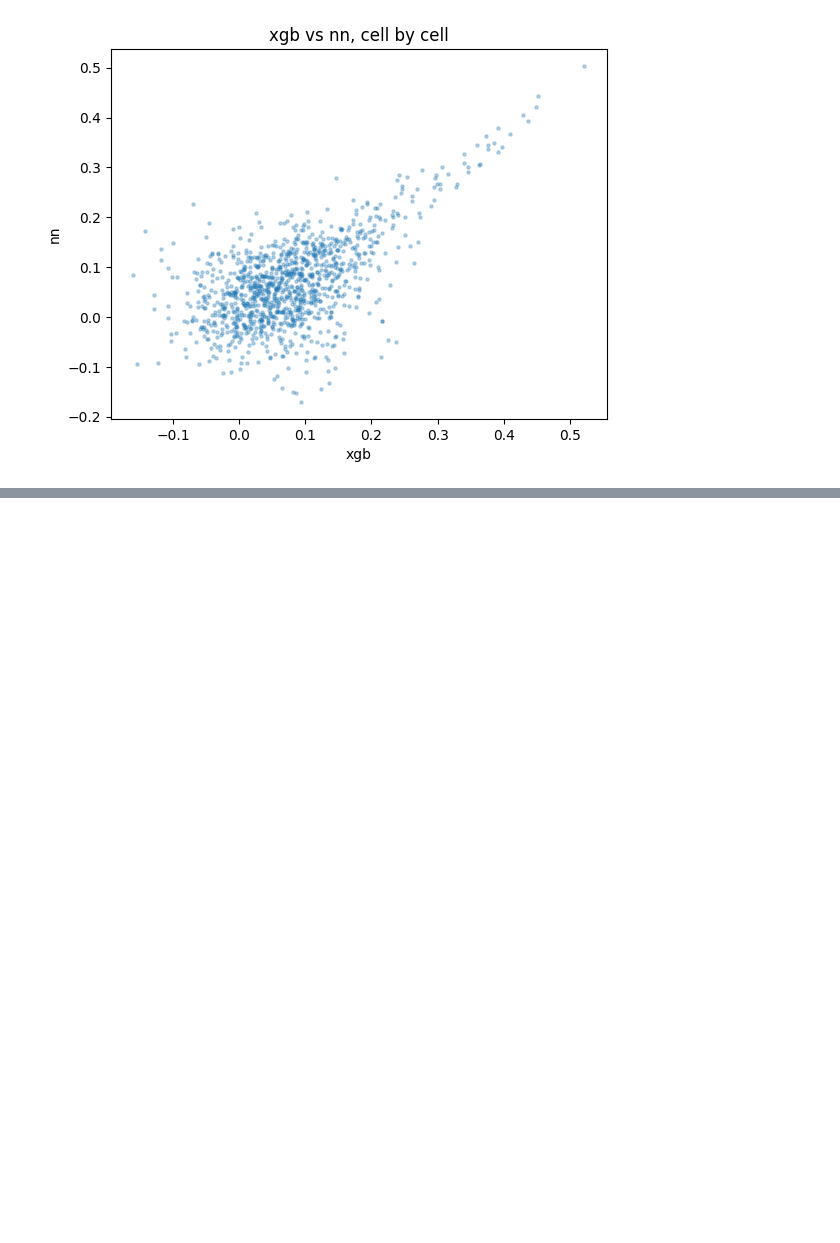
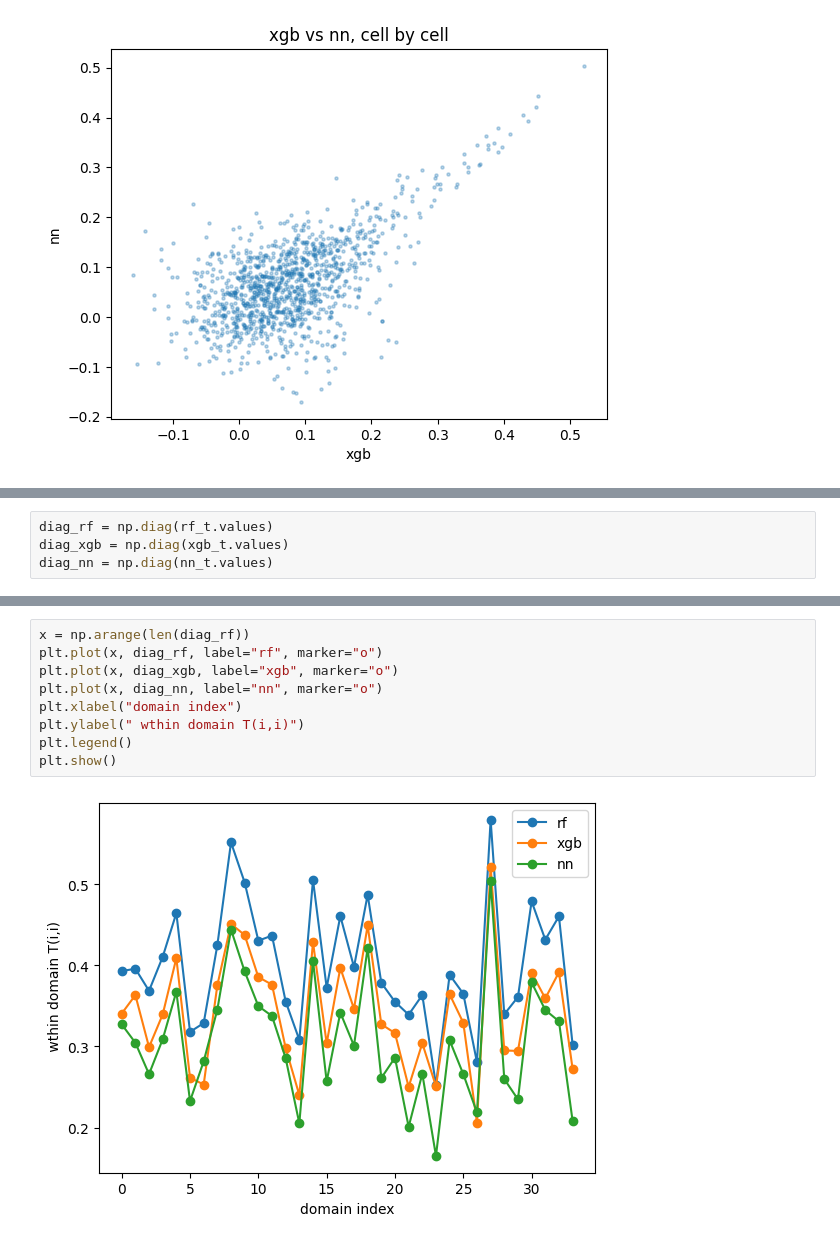
Before and after one commit to yashkher-123/transferability-through-representations, a Jupyter notebook: transfer-matrix/t_comparison.ipynb, the cells around one changed output, grey strips where cells are left out. Cells and saved outputs as stored; diff of their text form; blank space fills up the shorter version.

```diff
--- a/transfer-matrix/t_comparison.ipynb
+++ b/transfer-matrix/t_comparison.ipynb
@@ -199,0 +145,4 @@ plt.show()
+# %%
+diag_rf = np.diag(rf_t.values)
+diag_xgb = np.diag(xgb_t.values)
+diag_nn = np.diag(nn_t.values)
@@ -199,0 +161,11 @@ plt.show()
+# %%
+x = np.arange(len(diag_rf))
+plt.plot(x, diag_rf, label="rf", marker="o")
+plt.plot(x, diag_xgb, label="xgb", marker="o")
+plt.plot(x, diag_nn, label="nn", marker="o")
+plt.xlabel("domain index")
+plt.ylabel(" wthin domain T(i,i)")
+plt.legend()
+plt.show()
+# %% [output]
+[figure, added]
```
Also changed, not shown: parts of 16 cells of this notebook.
